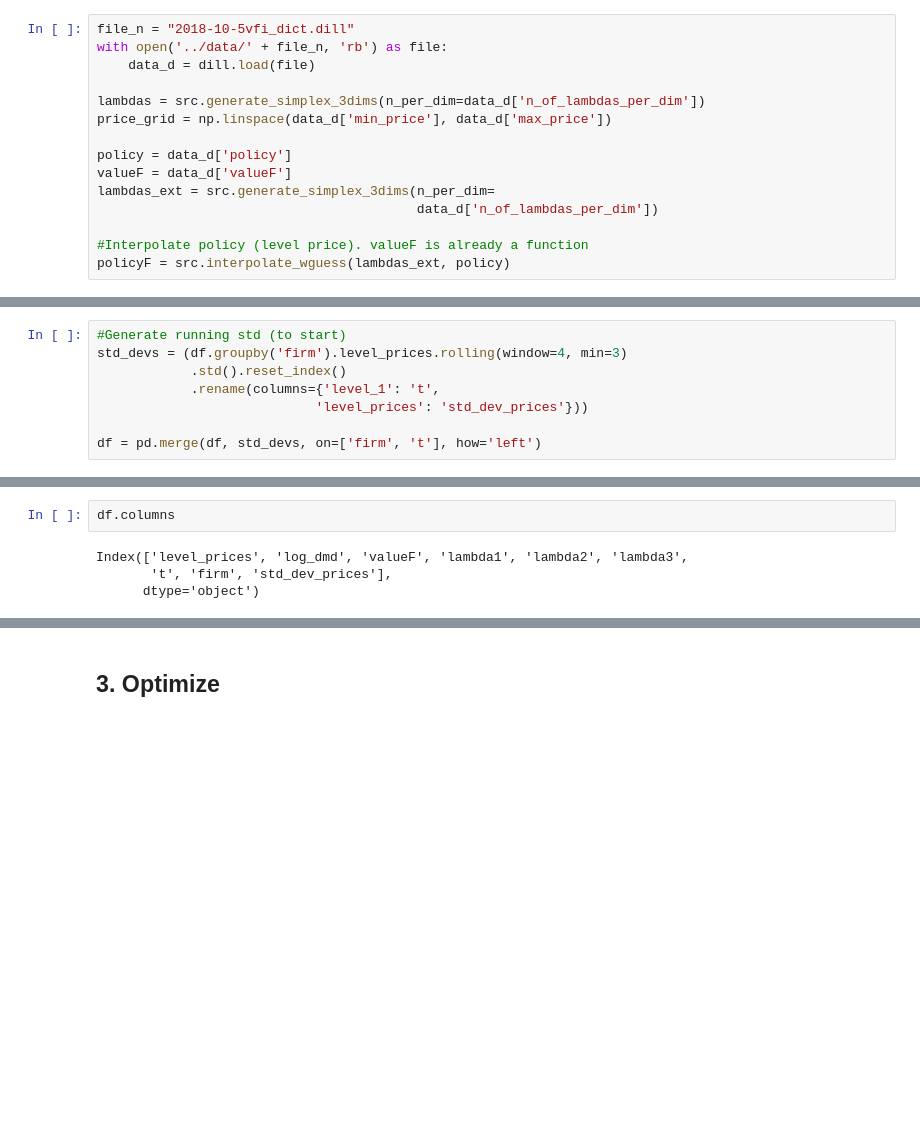
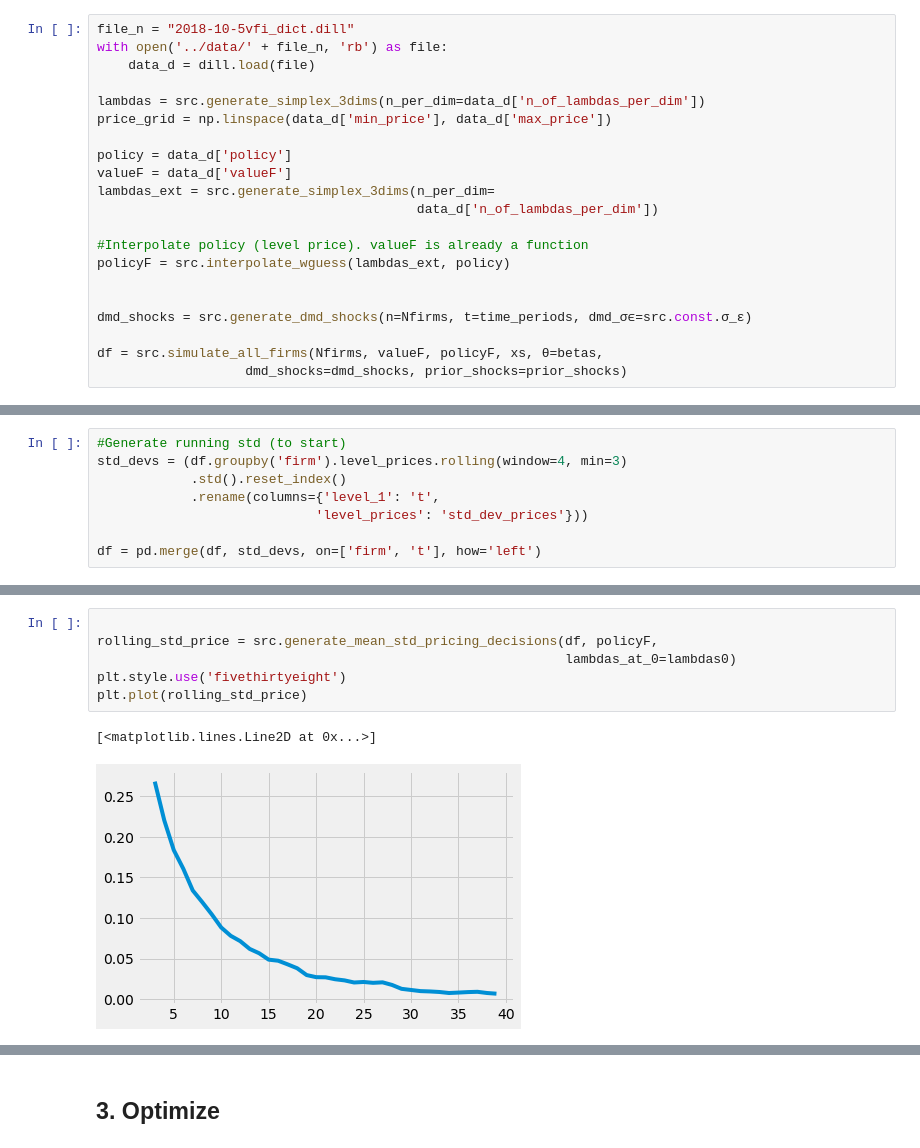
Before and after one commit to cdagnino/LearningModels, a Jupyter notebook: Notebooks/GMM_gym.ipynb, the cells around one changed output, grey strips where cells are left out. Saved outputs shown, nothing was run; the diff lists cells and outputs as text; blank space fills up the shorter version.

```diff
--- a/Notebooks/GMM_gym.ipynb
+++ b/Notebooks/GMM_gym.ipynb
@@ -86,3 +86,9 @@ lambdas_ext = src.generate_simplex_3dims(n_per_dim=
 
 #Interpolate policy (level price). valueF is already a function
 policyF = src.interpolate_wguess(lambdas_ext, policy)
+
+
+dmd_shocks = src.generate_dmd_shocks(n=Nfirms, t=time_periods, dmd_σϵ=src.const.σ_ɛ)
+
+df = src.simulate_all_firms(Nfirms, valueF, policyF, xs, θ=betas,
+                   dmd_shocks=dmd_shocks, prior_shocks=prior_shocks)
@@ -181,7 +137,10 @@ plt.plot(avers)
-# %%
-df.columns
-# %% [output]
-Index(['level_prices', 'log_dmd', 'valueF', 'lambda1', 'lambda2', 'lambda3',
-       't', 'firm', 'std_dev_prices'],
-      dtype='object')
+# %%
+
+rolling_std_price = src.generate_mean_std_pricing_decisions(df, policyF,
+                                                            lambdas_at_0=lambdas0)
+plt.style.use('fivethirtyeight')
+plt.plot(rolling_std_price)
+# %% [output]
+[<matplotlib.lines.Line2D at 0x...>]
+[figure, added]
 # %%
```
Also changed, not shown: parts of 12 cells of this notebook, 3 other files.
